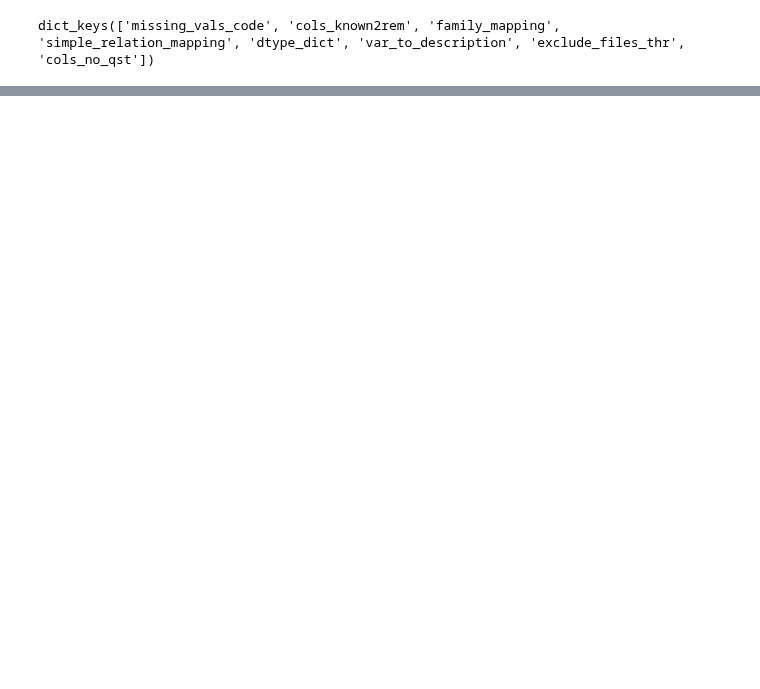
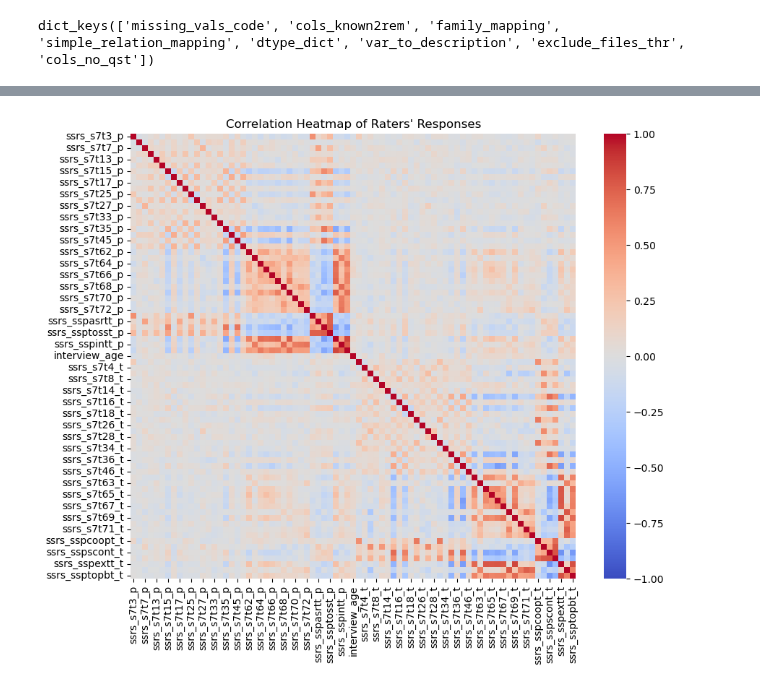
Before and after one commit to ALINA991/ADHD_fMRI, a Jupyter notebook: MTA/p_vs_t_stats.ipynb, the cells around one changed output, grey strips where cells are left out. Drawn from its saved outputs; the diff is of its cells as text; code cells hidden in the pictures; blank space fills up the shorter version.

```diff
--- a/MTA/p_vs_t_stats.ipynb
+++ b/MTA/p_vs_t_stats.ipynb
@@ -192,0 +255,10 @@ plt.show()
+# %%
+ssrs = pd.read_csv(Path(audit_path, 'ssrs_baseline_p_t_dup_prea.csv'))
+snap = pd.read_csv(Path(audit_path,'snap_baseline_p_t_dup_prea.csv'))
+
+data_dict_p_t = dict(zip( ['snap', 'ssrs'], [snap, ssrs]))
+
+cols2drop_p_t =['Unnamed: 0', 'src_subject_id', 'sex']
+
+for qst , data in data_dict_p_t.items():
+    data_dict_p_t[qst] = data.drop(columns=cols2drop_p_t)
@@ -192,0 +306,12 @@ plt.show()
+# %%
+
+corr_p_t = {qst : data.corr() for qst, data in data_dict_p_t.items()}
+# %%
+plt.figure(figsize=(10,8))
+
+sns.heatmap(corr_p_t['ssrs'], annot= False, cmap= 'coolwarm', cbar= True, square= True, vmin = -1, vmax=  1)
+
+plt.title("Correlation Heatmap of Raters' Responses")
+plt.show()
+# %% [output]
+[figure, added]
```
Also changed, not shown: parts of 58 cells of this notebook.
